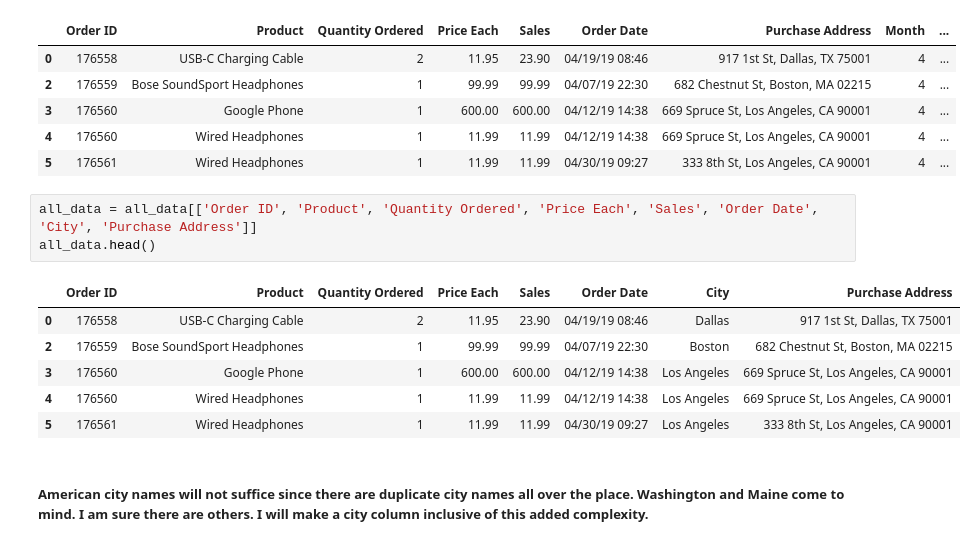
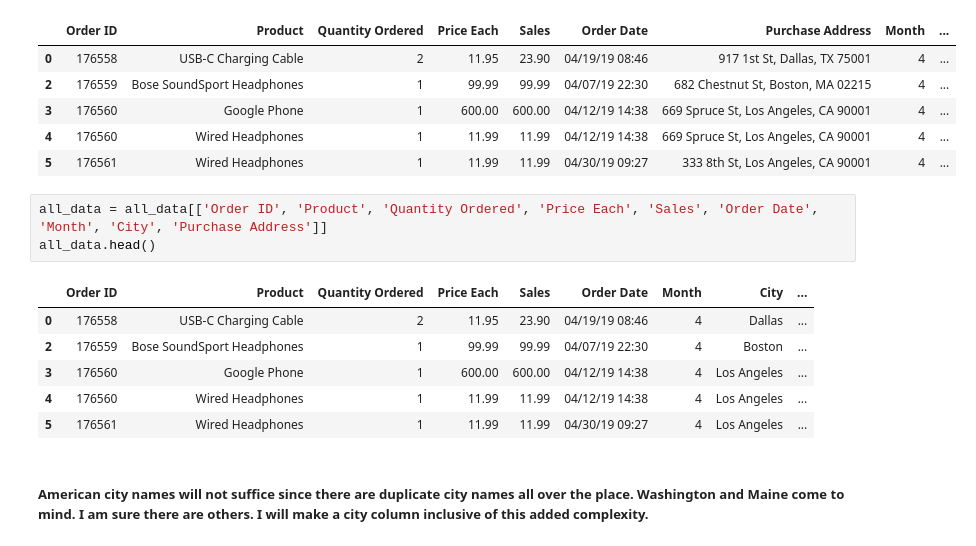
Before and after one commit to mitzu-93/sales-anal, a Jupyter notebook: Pandas Sales Analysis.ipynb, the cells around one changed output. Saved outputs shown, nothing was run; the diff lists cells and outputs as text.

```diff
--- a/Pandas Sales Analysis.ipynb
+++ b/Pandas Sales Analysis.ipynb
@@ -164,15 +164,15 @@ all_data.head()
 | 4 | 176560 | Wired Headphones | 1 | 11.99 | 11.99 | 04/12/19 14:38 | 669 Spruce St, Los Angeles, CA 90001 | 4 | ... |
 | 5 | 176561 | Wired Headphones | 1 | 11.99 | 11.99 | 04/30/19 09:27 | 333 8th St, Los Angeles, CA 90001 | 4 | ... |
 # %%
-all_data = all_data[['Order ID', 'Product', 'Quantity Ordered', 'Price Each', 'Sales', 'Order Date', 'City', 'Purchase Address']]
+all_data = all_data[['Order ID', 'Product', 'Quantity Ordered', 'Price Each', 'Sales', 'Order Date', 'Month', 'City', 'Purchase Address']]
 all_data.head()
 # %% [output]
-|  | Order ID | Product | Quantity Ordered | Price Each | Sales | Order Date | City | Purchase Address |
-| 0 | 176558 | USB-C Charging Cable | 2 | 11.95 | 23.90 | 04/19/19 08:46 | Dallas | 917 1st St, Dallas, TX 75001 |
-| 2 | 176559 | Bose SoundSport Headphones | 1 | 99.99 | 99.99 | 04/07/19 22:30 | Boston | 682 Chestnut St, Boston, MA 02215 |
-| 3 | 176560 | Google Phone | 1 | 600.00 | 600.00 | 04/12/19 14:38 | Los Angeles | 669 Spruce St, Los Angeles, CA 90001 |
-| 4 | 176560 | Wired Headphones | 1 | 11.99 | 11.99 | 04/12/19 14:38 | Los Angeles | 669 Spruce St, Los Angeles, CA 90001 |
-| 5 | 176561 | Wired Headphones | 1 | 11.99 | 11.99 | 04/30/19 09:27 | Los Angeles | 333 8th St, Los Angeles, CA 90001 |
+|  | Order ID | Product | Quantity Ordered | Price Each | Sales | Order Date | Month | City | ... |
+| 0 | 176558 | USB-C Charging Cable | 2 | 11.95 | 23.90 | 04/19/19 08:46 | 4 | Dallas | ... |
+| 2 | 176559 | Bose SoundSport Headphones | 1 | 99.99 | 99.99 | 04/07/19 22:30 | 4 | Boston | ... |
+| 3 | 176560 | Google Phone | 1 | 600.00 | 600.00 | 04/12/19 14:38 | 4 | Los Angeles | ... |
+| 4 | 176560 | Wired Headphones | 1 | 11.99 | 11.99 | 04/12/19 14:38 | 4 | Los Angeles | ... |
+| 5 | 176561 | Wired Headphones | 1 | 11.99 | 11.99 | 04/30/19 09:27 | 4 | Los Angeles | ... |
 # %% [markdown]
 ##### American city names will not suffice since there are duplicate city names all over the place. Washington and Maine come to mind. I am sure there are others. I will make a city column inclusive of this added complexity.
 # %%
```
Also changed, not shown: parts of 11 cells of this notebook, 1 other file.
